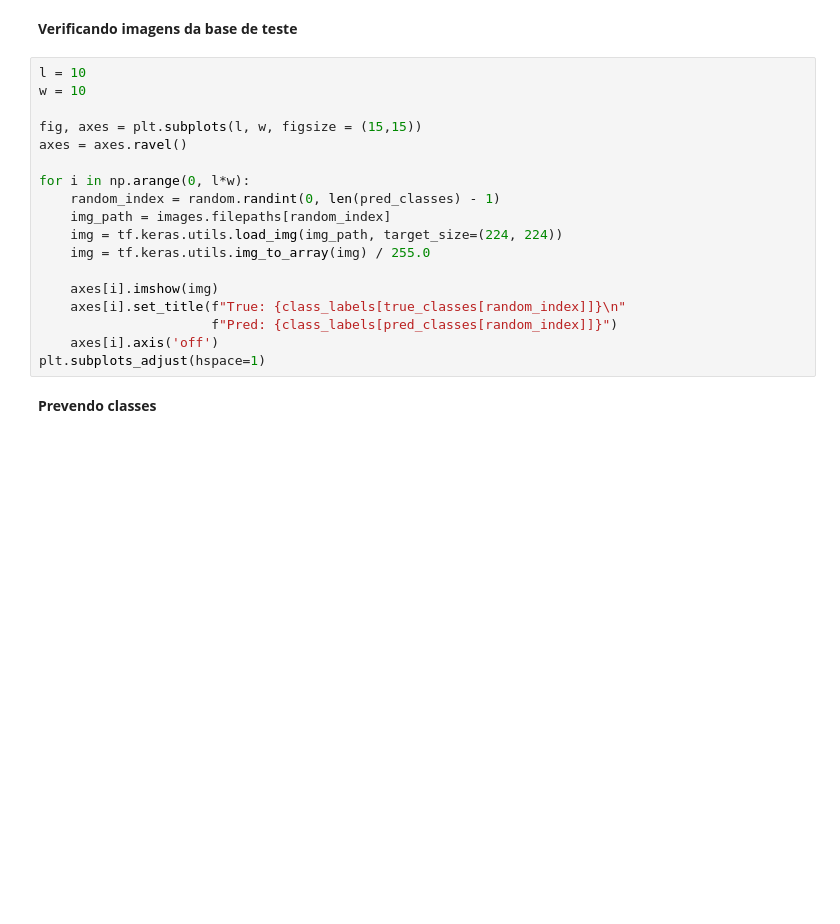
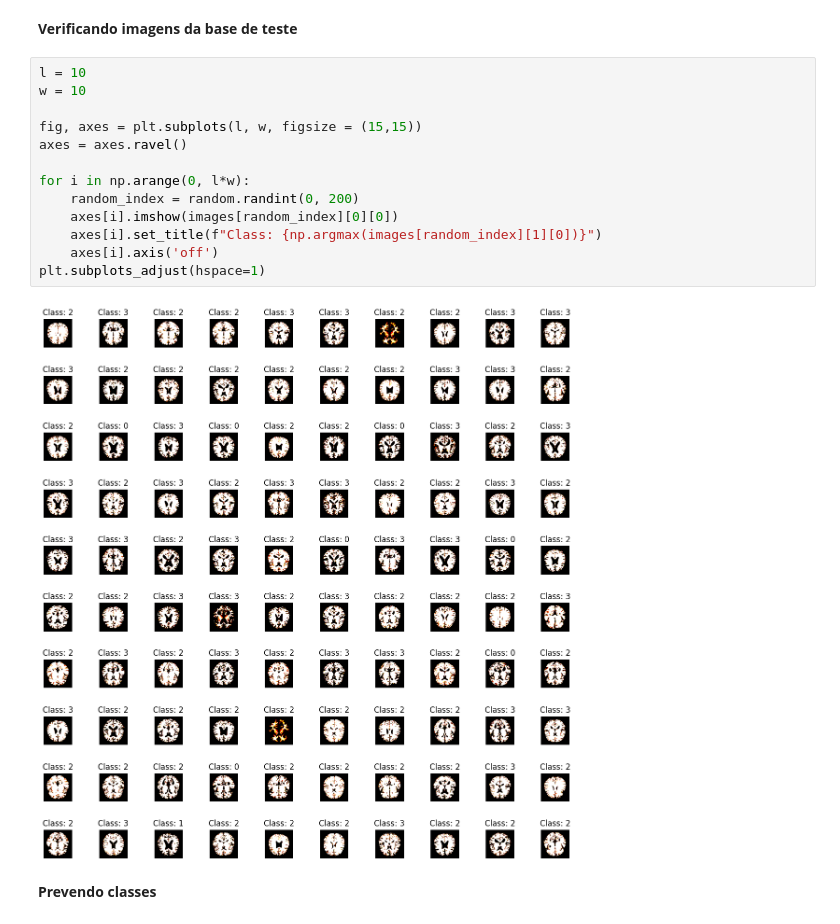
Before and after one commit to TonnyThe2nd/Alzheimer_Diagnosis_TransferLearning, a Jupyter notebook: alzheimer-diagnosis-cnn (1).ipynb, the cells around one changed output. Drawn from its saved outputs; the diff is of its cells as text; blank space fills up the shorter version.

```diff
--- a/alzheimer-diagnosis-cnn (1).ipynb
+++ b/alzheimer-diagnosis-cnn (1).ipynb
@@ -229,21 +252,18 @@ images = testing_image_data_gen.flow_from_directory(
 # %%
 l = 10
 w = 10
 
 fig, axes = plt.subplots(l, w, figsize = (15,15))
 axes = axes.ravel()
 
 for i in np.arange(0, l*w):
-    random_index = random.randint(0, len(pred_classes) - 1)
-    img_path = images.filepaths[random_index]
-    img = tf.keras.utils.load_img(img_path, target_size=(224, 224))
-    img = tf.keras.utils.img_to_array(img) / 255.0
-
-    axes[i].imshow(img)
-    axes[i].set_title(f"True: {class_labels[true_classes[random_index]]}\n"
-                      f"Pred: {class_labels[pred_classes[random_index]]}")
+    random_index = random.randint(0, 200)
+    axes[i].imshow(images[random_index][0][0])
+    axes[i].set_title(f"Class: {np.argmax(images[random_index][1][0])}")
     axes[i].axis('off')
 plt.subplots_adjust(hspace=1)
+# %% [output]
+[figure, added]
 # %% [markdown]
 **Prevendo classes**
 # %%
```
Also changed, not shown: parts of 13 cells of this notebook.
